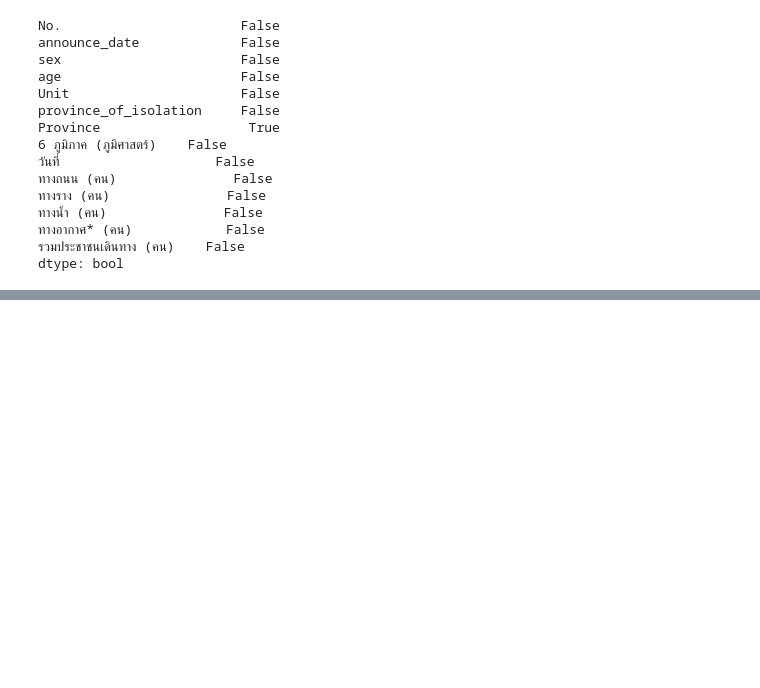
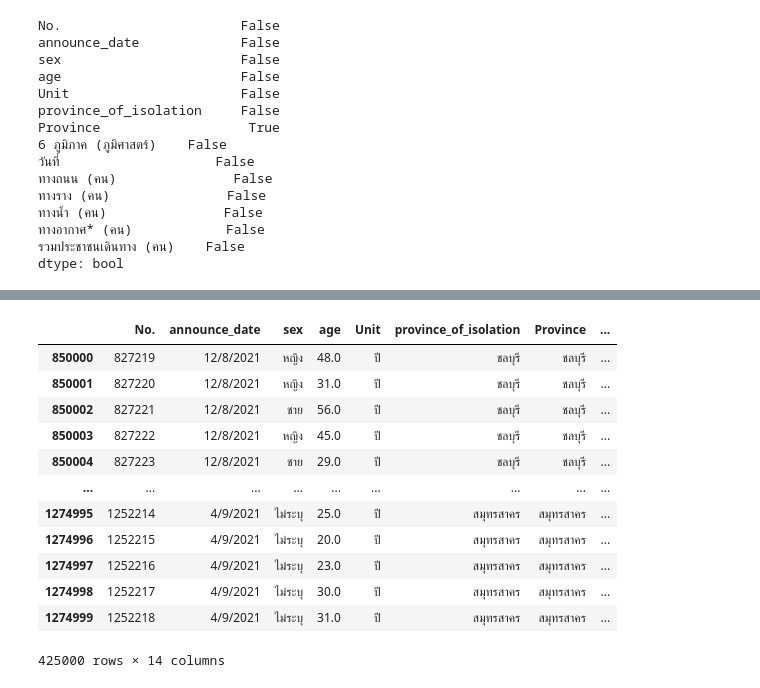
Before and after one commit to Nunticha24/data_viz_2022, a Jupyter notebook: Project_Dinosaur.ipynb, the cells around one changed output, grey strips where cells are left out. Cells and saved outputs as stored; diff of their text form; code cells hidden in the pictures; blank space fills up the shorter version.

```diff
--- a/Project_Dinosaur.ipynb
+++ b/Project_Dinosaur.ipynb
@@ -693,0 +487,17 @@ data2022_3.to_csv(os.path.join(path,'data2022_3.csv'))
+# %%
+data3 = covid_re_pass.iloc[850000:1275000,:]
+data3
+# %% [output]
+|  | No. | announce_date | sex | age | Unit | province_of_isolation | Province | ... |
+| 850000 | 827219 | 12/8/2021 | หญิง | 48.0 | ปี | ชลบุรี | ชลบุรี | ... |
+| 850001 | 827220 | 12/8/2021 | หญิง | 31.0 | ปี | ชลบุรี | ชลบุรี | ... |
+| 850002 | 827221 | 12/8/2021 | ชาย | 56.0 | ปี | ชลบุรี | ชลบุรี | ... |
+| 850003 | 827222 | 12/8/2021 | หญิง | 45.0 | ปี | ชลบุรี | ชลบุรี | ... |
+| 850004 | 827223 | 12/8/2021 | ชาย | 29.0 | ปี | ชลบุรี | ชลบุรี | ... |
+| ... | ... | ... | ... | ... | ... | ... | ... | ... |
+| 1274995 | 1252214 | 4/9/2021 | ไม่ระบุ | 25.0 | ปี | สมุทรสาคร | สมุทรสาคร | ... |
+| 1274996 | 1252215 | 4/9/2021 | ไม่ระบุ | 20.0 | ปี | สมุทรสาคร | สมุทรสาคร | ... |
+| 1274997 | 1252216 | 4/9/2021 | ไม่ระบุ | 23.0 | ปี | สมุทรสาคร | สมุทรสาคร | ... |
+| 1274998 | 1252217 | 4/9/2021 | ไม่ระบุ | 30.0 | ปี | สมุทรสาคร | สมุทรสาคร | ... |
+| 1274999 | 1252218 | 4/9/2021 | ไม่ระบุ | 31.0 | ปี | สมุทรสาคร | สมุทรสาคร | ... |
+425000 rows × 14 columns
```
Also changed, not shown: parts of 47 cells of this notebook.
